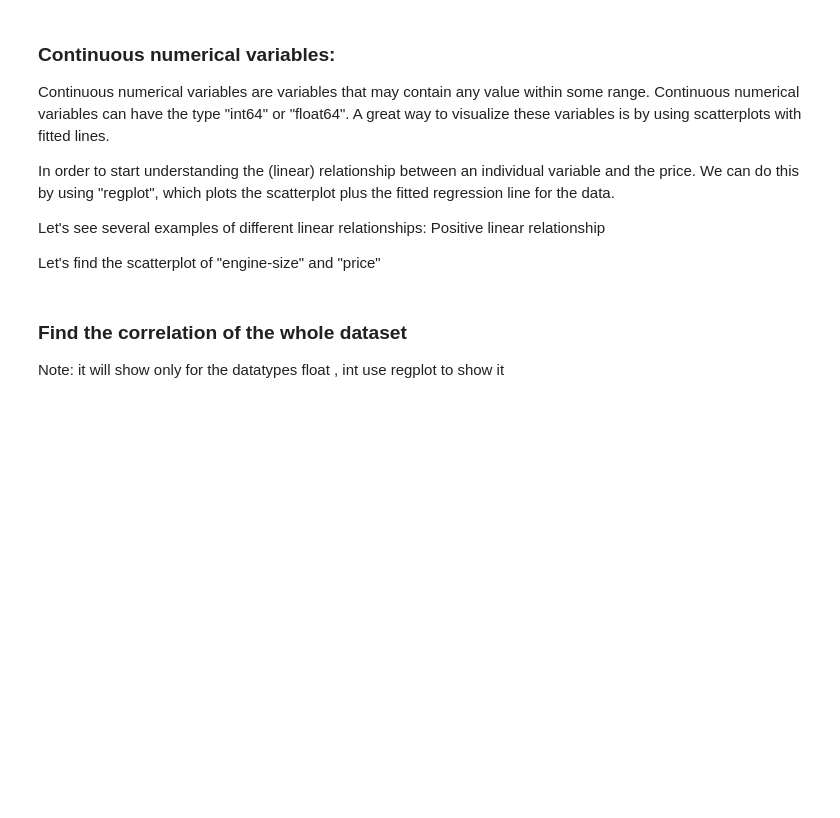
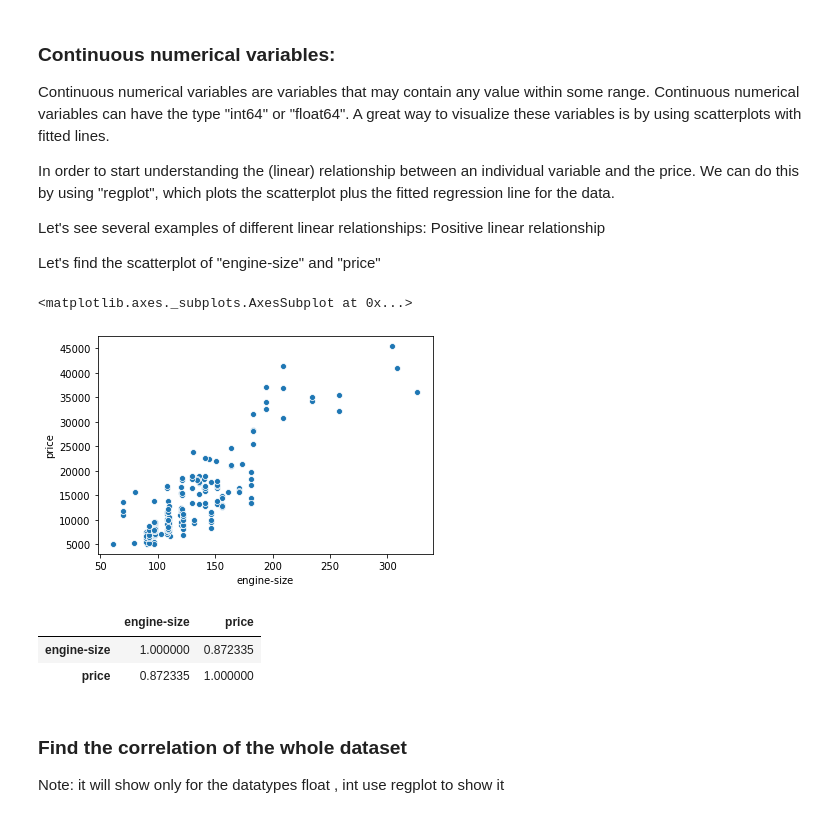
Before and after one commit to abdoulayegk/Workshop, a Jupyter notebook: Workshop_EDA_.ipynb, the cells around one changed output. Saved outputs shown, nothing was run; the diff lists cells and outputs as text; code cells hidden in the pictures; blank space fills up the shorter version.

```diff
--- a/Workshop_EDA_.ipynb
+++ b/Workshop_EDA_.ipynb
@@ -109,3 +474,5 @@ For examples of what seaborn can do, see https://seaborn.pydata.org/examples/ind
 
 #### load data and store in dataframe df:
 path='https://s3-api.us-geo.objectstorage.softlayer.net/cf-courses-data/CognitiveClass/DA0101EN/automobileEDA.csv'
+# %%
+data = pd.read_csv('https://s3-api.us-geo.objectstorage.softlayer.net/cf-courses-data/CognitiveClass/DA0101EN/automobileEDA.csv')
@@ -129,6 +529,17 @@ Let's see several examples of different linear relationships:
 Positive linear relationship
 
 Let's find the scatterplot of "engine-size" and "price"
+# %%
+sns.scatterplot(x='engine-size',y='price', data= data)
+# %% [output]
+<matplotlib.axes._subplots.AxesSubplot at 0x...>
+[figure, added]
+# %%
+data[['engine-size','price']].corr()
+# %% [output]
+|  | engine-size | price |
+| engine-size | 1.000000 | 0.872335 |
+| price | 0.872335 | 1.000000 |
 # %% [markdown]
 ### Find the correlation of the whole dataset <br>
 Note: it will show only for the datatypes float , int
```
Also changed, not shown: parts of 52 cells of this notebook.
